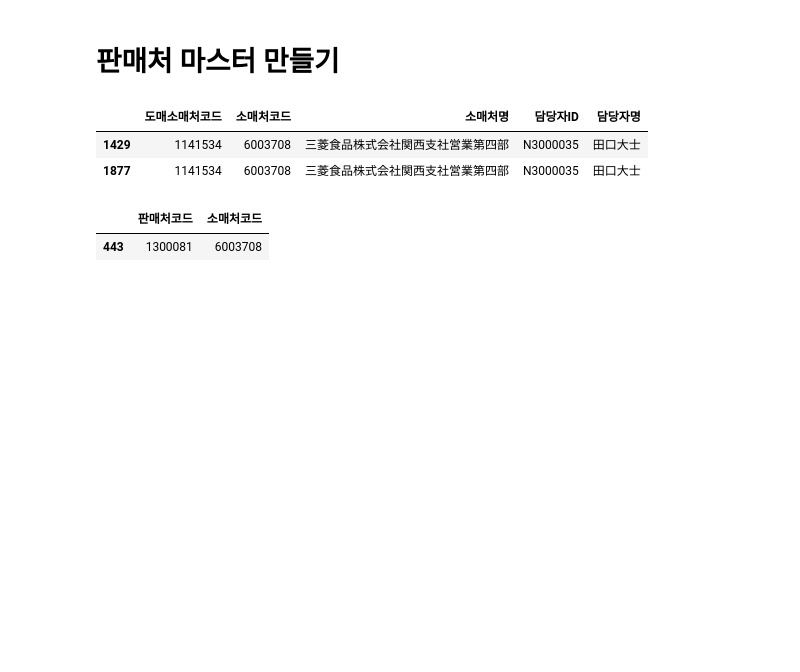
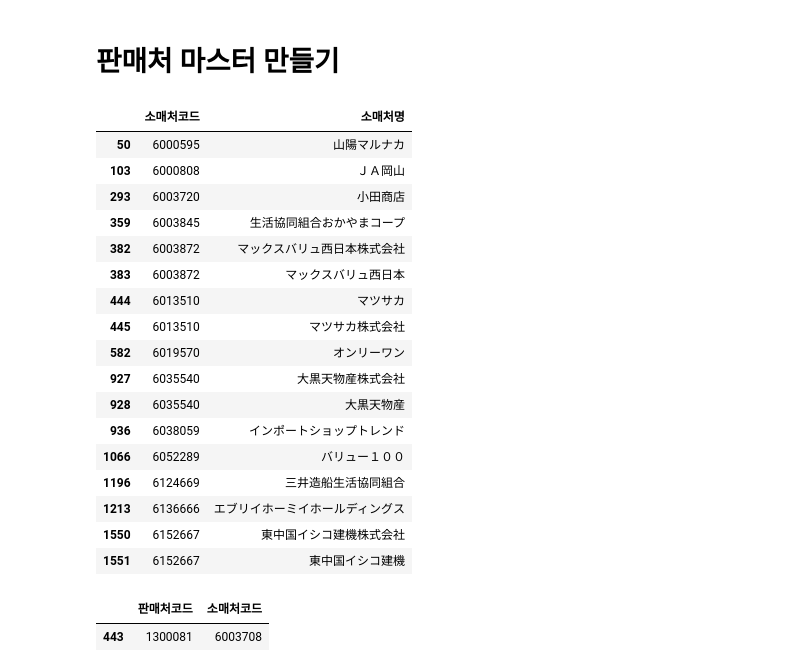
Before and after one commit to mushrhyme/easy-rebate, a Jupyter notebook: notepad.ipynb, the cells around one changed output. Drawn from its saved outputs; the diff is of its cells as text; code cells hidden in the pictures; blank space fills up the shorter version.

Commit message:
Update grid styling/columns, dist_master CSV, to_do and notepad
Made-with: Cursor

```diff
--- a/notepad.ipynb
+++ b/notepad.ipynb
@@ -137,11 +137,27 @@ dist_retail_master = pd.concat([
 ]).drop_duplicates().sort_values(by="판매처코드", ignore_index=True)
 dist_retail_master.to_csv("database/csv/dist_retail_master.csv", index=False)
 # %%
-domae_retail_master[domae_retail_master.도매소매처코드=="1141534"]
+col = dist_retail_master[dist_retail_master.판매처코드==1300025].소매처코드.astype(str).tolist()
+retail_master[retail_master.소매처코드.isin(col)]
 # %% [output]
-|  | 도매소매처코드 | 소매처코드 | 소매처명 | 담당자ID | 담당자명 |
-| 1429 | 1141534 | 6003708 | 三菱食品株式会社関西支社営業第四部 | N3000035 | 田口大士 |
-| 1877 | 1141534 | 6003708 | 三菱食品株式会社関西支社営業第四部 | N3000035 | 田口大士 |
+|  | 소매처코드 | 소매처명 |
+| 50 | 6000595 | 山陽マルナカ |
+| 103 | 6000808 | ＪＡ岡山 |
+| 293 | 6003720 | 小田商店 |
+| 359 | 6003845 | 生活協同組合おかやまコープ |
+| 382 | 6003872 | マックスバリュ西日本株式会社 |
+| 383 | 6003872 | マックスバリュ西日本 |
+| 444 | 6013510 | マツサカ |
+| 445 | 6013510 | マツサカ株式会社 |
+| 582 | 6019570 | オンリーワン |
+| 927 | 6035540 | 大黒天物産株式会社 |
+| 928 | 6035540 | 大黒天物産 |
+| 936 | 6038059 | インポートショップトレンド |
+| 1066 | 6052289 | バリュー１００ |
+| 1196 | 6124669 | 三井造船生活協同組合 |
+| 1213 | 6136666 | エブリイホーミイホールディングス |
+| 1550 | 6152667 | 東中国イシコ建機株式会社 |
+| 1551 | 6152667 | 東中国イシコ建機 |
 # %%
 dist_retail_master[dist_retail_master.소매처코드==6003708]
 # %% [output]
```
Also changed, not shown: parts of 3 cells of this notebook, 5 other files.
